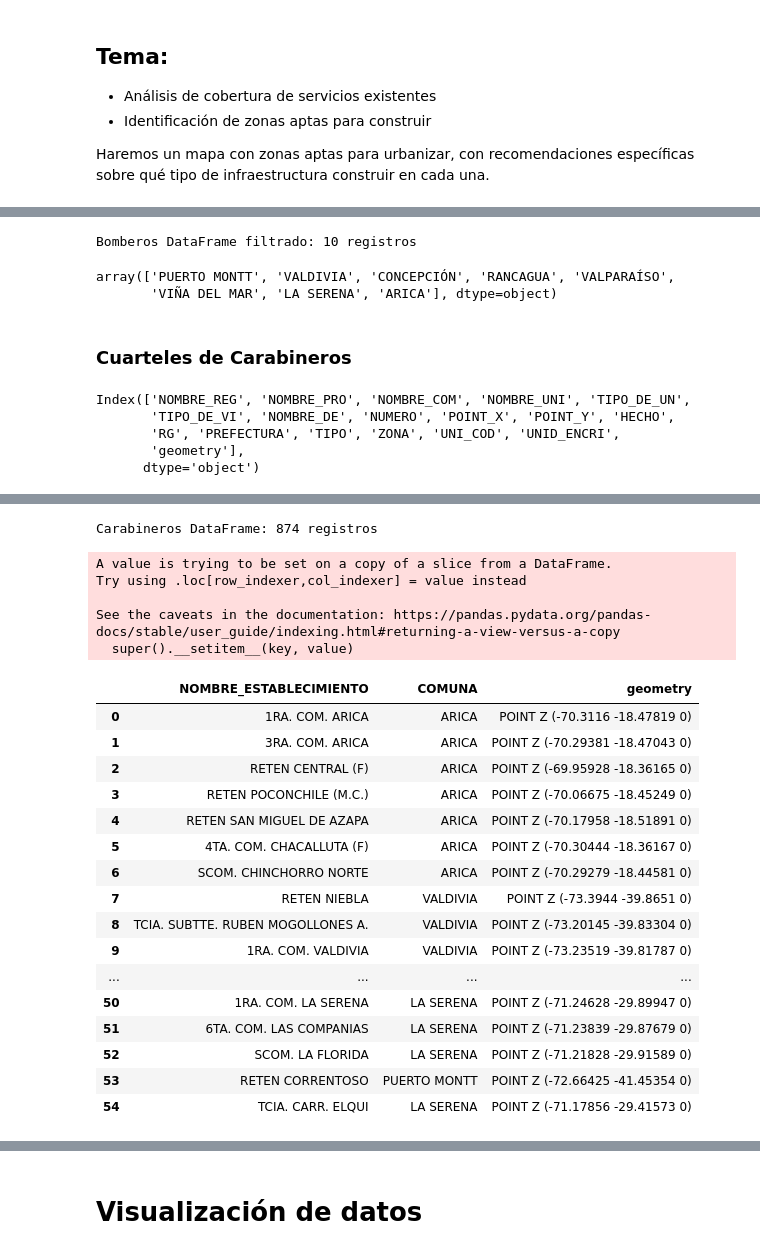
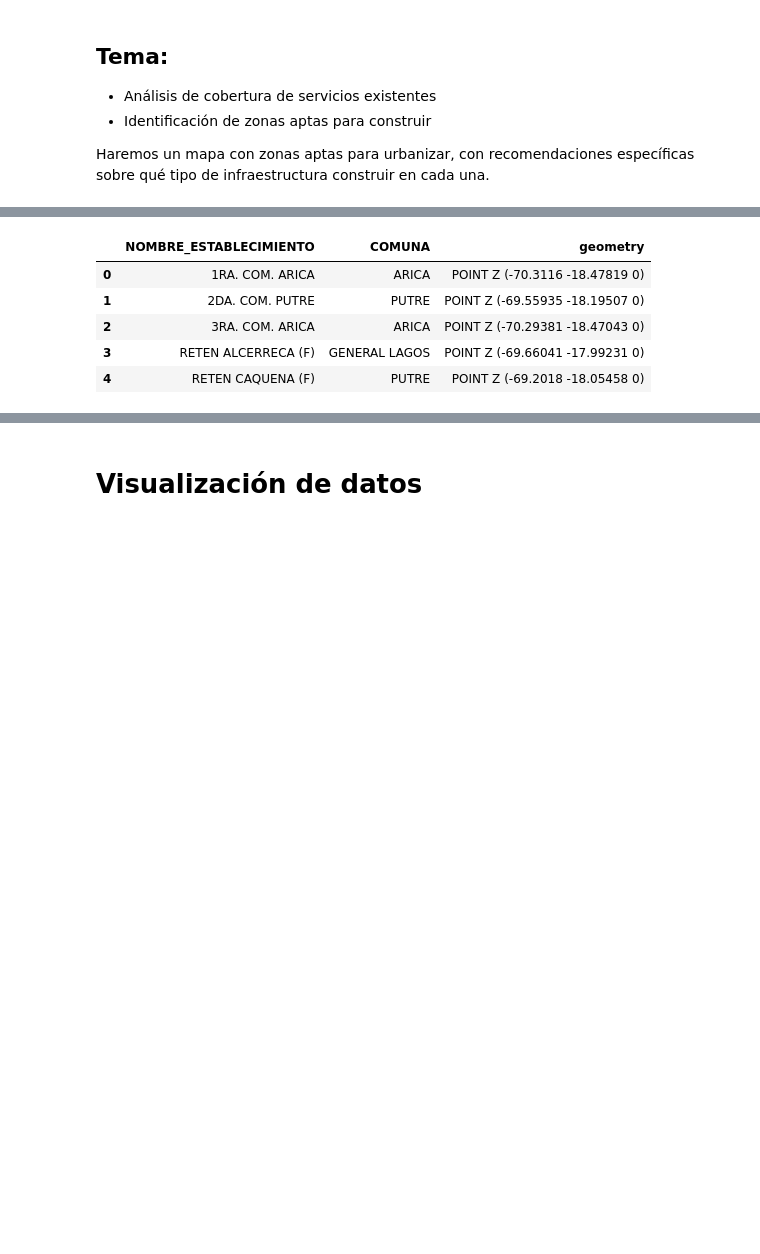
Before and after one commit to Burbina200/Proyecto-IMT2118, a Jupyter notebook: proyecto_geoespaciales.ipynb, the cells around one changed output, grey strips where cells are left out. Cells and saved outputs as stored; diff of their text form; code cells hidden in the pictures; blank space fills up the shorter version.

Commit message:
correcion filtrado de servicios por geolocalizacion y mapa

```diff
--- a/proyecto_geoespaciales.ipynb
+++ b/proyecto_geoespaciales.ipynb
@@ -114,22 +128,3 @@ memory usage: 372.0+ bytes
-# %%
-print(f"Bomberos DataFrame filtrado: {bomberos.shape[0]} registros" )
-# %% [output]
-Bomberos DataFrame filtrado: 10 registros
-# %%
-bomberos['COMUNA'].unique() #Comprobamos que están las comunas que nos interesan
-# %% [output]
-array(['PUERTO MONTT', 'VALDIVIA', 'CONCEPCIÓN', 'RANCAGUA', 'VALPARAÍSO',
-       'VIÑA DEL MAR', 'LA SERENA', 'ARICA'], dtype=object)
-# %% [markdown]
-### Cuarteles de Carabineros
-# %%
-carabineros_df.columns
-# %% [output]
-Index(['NOMBRE_REG', 'NOMBRE_PRO', 'NOMBRE_COM', 'NOMBRE_UNI', 'TIPO_DE_UN',
-       'TIPO_DE_VI', 'NOMBRE_DE', 'NUMERO', 'POINT_X', 'POINT_Y', 'HECHO',
-       'RG', 'PREFECTURA', 'TIPO', 'ZONA', 'UNI_COD', 'UNID_ENCRI',
-       'geometry'],
-      dtype='object')
 # %%
 carabineros_df.head()
 # %% [output]
@@ -139,37 +134,15 @@ carabineros_df.head()
 | 2 | REGION ARICA Y PARINACOTA | ARICA | ARICA | 3RA. COM. ARICA | COMISARIA | AVENIDA | AVENIDA LOA | 1475 | -70.293810 | ... |
 | 3 | REGION ARICA Y PARINACOTA | PARINACOTA | GENERAL LAGOS | RETEN ALCERRECA (F) | RETEN | RUTA | RUTA A-23 | KM 40 | -69.660406 | ... |
 | 4 | REGION ARICA Y PARINACOTA | PARINACOTA | PUTRE | RETEN CAQUENA (F) | RETEN | RUTA | RUTA A-159 | KM 12 | -69.201796 | ... |
-# %%
-print(f"Carabineros DataFrame: {carabineros_df.shape[0]} registros" )
-# %% [output]
-Carabineros DataFrame: 874 registros
 # %%
-carabineros = carabineros_df[['NOMBRE_UNI','NOMBRE_COM', 'geometry']]
-carabineros['NOMBRE_COM'] = carabineros['NOMBRE_COM'].str.upper()
-carabineros = carabineros[carabineros['NOMBRE_COM'].isin(ciudades_list)] #Selecciona las comunas de interés
-carabineros.reset_index(drop=True, inplace=True)
-carabineros.rename(columns={'NOMBRE_UNI': 'NOMBRE_ESTABLECIMIENTO', 'NOMBRE_COM': 'COMUNA'}, inplace=True)
-carabineros
+carabineros_df = carabineros_df[['NOMBRE_UNI','NOMBRE_COM', 'geometry']]
+carabineros_df.reset_index(drop=True, inplace=True)
+carabineros_df.rename(columns={'NOMBRE_UNI': 'NOMBRE_ESTABLECIMIENTO', 'NOMBRE_COM': 'COMUNA'}, inplace=True)
+carabineros_df.head()
 # %% [output]
-A value is trying to be set on a copy of a slice from a DataFrame.
-Try using .loc[row_indexer,col_indexer] = value instead
-
-See the caveats in the documentation: https://pandas.pydata.org/pandas-docs/stable/user_guide/indexing.html#returning-a-view-versus-a-copy
-  super().__setitem__(key, value)
 |  | NOMBRE_ESTABLECIMIENTO | COMUNA | geometry |
 | 0 | 1RA. COM. ARICA | ARICA | POINT Z (-70.3116 -18.47819 0) |
-| 1 | 3RA. COM. ARICA | ARICA | POINT Z (-70.29381 -18.47043 0) |
-| 2 | RETEN CENTRAL (F) | ARICA | POINT Z (-69.95928 -18.36165 0) |
-| 3 | RETEN POCONCHILE (M.C.) | ARICA | POINT Z (-70.06675 -18.45249 0) |
-| 4 | RETEN SAN MIGUEL DE AZAPA | ARICA | POINT Z (-70.17958 -18.51891 0) |
-| 5 | 4TA. COM. CHACALLUTA (F) | ARICA | POINT Z (-70.30444 -18.36167 0) |
-| 6 | SCOM. CHINCHORRO NORTE | ARICA | POINT Z (-70.29279 -18.44581 0) |
-| 7 | RETEN NIEBLA | VALDIVIA | POINT Z (-73.3944 -39.8651 0) |
-| 8 | TCIA. SUBTTE. RUBEN MOGOLLONES A. | VALDIVIA | POINT Z (-73.20145 -39.83304 0) |
-| 9 | 1RA. COM. VALDIVIA | VALDIVIA | POINT Z (-73.23519 -39.81787 0) |
-| ... | ... | ... | ... |
-| 50 | 1RA. COM. LA SERENA | LA SERENA | POINT Z (-71.24628 -29.89947 0) |
-| 51 | 6TA. COM. LAS COMPANIAS | LA SERENA | POINT Z (-71.23839 -29.87679 0) |
-| 52 | SCOM. LA FLORIDA | LA SERENA | POINT Z (-71.21828 -29.91589 0) |
-| 53 | RETEN CORRENTOSO | PUERTO MONTT | POINT Z (-72.66425 -41.45354 0) |
-| 54 | TCIA. CARR. ELQUI | LA SERENA | POINT Z (-71.17856 -29.41573 0) |
+| 1 | 2DA. COM. PUTRE | PUTRE | POINT Z (-69.55935 -18.19507 0) |
+| 2 | 3RA. COM. ARICA | ARICA | POINT Z (-70.29381 -18.47043 0) |
+| 3 | RETEN ALCERRECA (F) | GENERAL LAGOS | POINT Z (-69.66041 -17.99231 0) |
+| 4 | RETEN CAQUENA (F) | PUTRE | POINT Z (-69.2018 -18.05458 0) |
```
Also changed, not shown: parts of 77 cells of this notebook.
